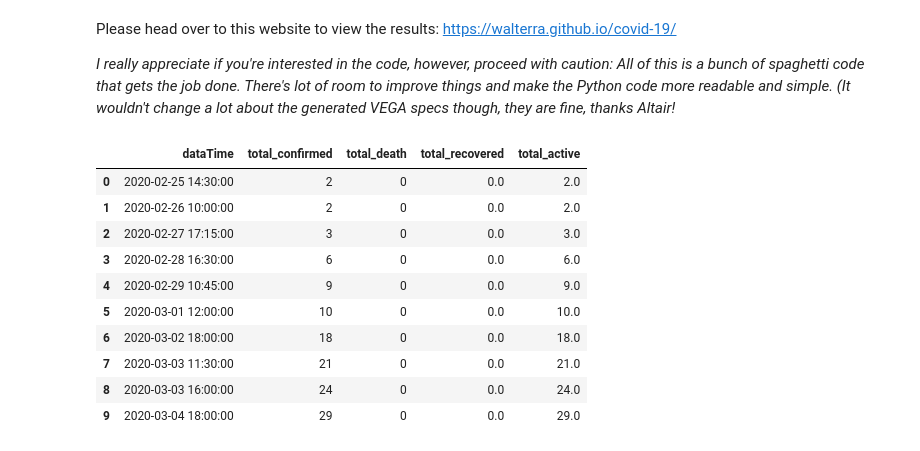
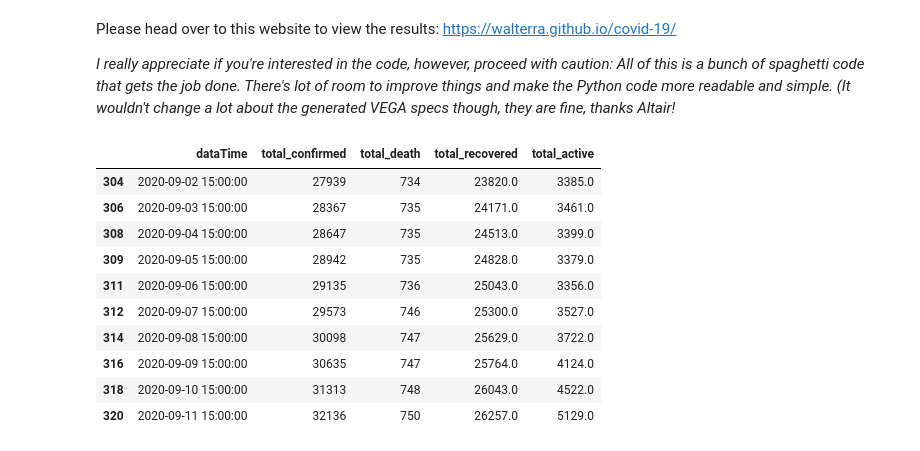
Before and after one commit to walterra/covid-19, a Jupyter notebook: jupyter/covid19-at.ipynb, the cells around one changed output. Cells and saved outputs as stored; diff of their text form; code cells hidden in the pictures.

Commit message:
Filter morning numbers.

```diff
--- a/jupyter/covid19-at.ipynb
+++ b/jupyter/covid19-at.ipynb
@@ -9,25 +9,29 @@ import pandas as pd
 # %%
 df = pd.read_csv("../data/corin_data.csv")
 # Use this line if only morning data is available and not the full day (removes last row)
 # df = df[:-1]
 df['dataTime'] = pd.to_datetime(df['dataTime'], format='%d.%m.%Y %H:%M:%S')
 df = df[['dataTime', 'total_confirmed', 'total_death', 'total_recovered']]
 df = df.fillna(method='ffill')
+
+# Ignore the 9:00 numbers
+df = df[df['dataTime'].dt.hour > 12]
+
 df['total_active'] = df['total_confirmed'] - df['total_recovered'] - df['total_death']
 pd.set_option('display.max_rows', None)
-df.head(10)
+df.tail(10)
 # %% [output]
 |  | dataTime | total_confirmed | total_death | total_recovered | total_active |
-| 0 | 2020-02-25 14:30:00 | 2 | 0 | 0.0 | 2.0 |
-| 1 | 2020-02-26 10:00:00 | 2 | 0 | 0.0 | 2.0 |
-| 2 | 2020-02-27 17:15:00 | 3 | 0 | 0.0 | 3.0 |
-| 3 | 2020-02-28 16:30:00 | 6 | 0 | 0.0 | 6.0 |
-| 4 | 2020-02-29 10:45:00 | 9 | 0 | 0.0 | 9.0 |
-| 5 | 2020-03-01 12:00:00 | 10 | 0 | 0.0 | 10.0 |
-| 6 | 2020-03-02 18:00:00 | 18 | 0 | 0.0 | 18.0 |
-| 7 | 2020-03-03 11:30:00 | 21 | 0 | 0.0 | 21.0 |
-| 8 | 2020-03-03 16:00:00 | 24 | 0 | 0.0 | 24.0 |
-| 9 | 2020-03-04 18:00:00 | 29 | 0 | 0.0 | 29.0 |
+| 304 | 2020-09-02 15:00:00 | 27939 | 734 | 23820.0 | 3385.0 |
+| 306 | 2020-09-03 15:00:00 | 28367 | 735 | 24171.0 | 3461.0 |
+| 308 | 2020-09-04 15:00:00 | 28647 | 735 | 24513.0 | 3399.0 |
+| 309 | 2020-09-05 15:00:00 | 28942 | 735 | 24828.0 | 3379.0 |
+| 311 | 2020-09-06 15:00:00 | 29135 | 736 | 25043.0 | 3356.0 |
+| 312 | 2020-09-07 15:00:00 | 29573 | 746 | 25300.0 | 3527.0 |
+| 314 | 2020-09-08 15:00:00 | 30098 | 747 | 25629.0 | 3722.0 |
+| 316 | 2020-09-09 15:00:00 | 30635 | 747 | 25764.0 | 4124.0 |
+| 318 | 2020-09-10 15:00:00 | 31313 | 748 | 26043.0 | 4522.0 |
+| 320 | 2020-09-11 15:00:00 | 32136 | 750 | 26257.0 | 5129.0 |
 # %%
 df_by_day = df
 # %%
```
Also changed, not shown: parts of 1 cell of this notebook, 2 other files.
